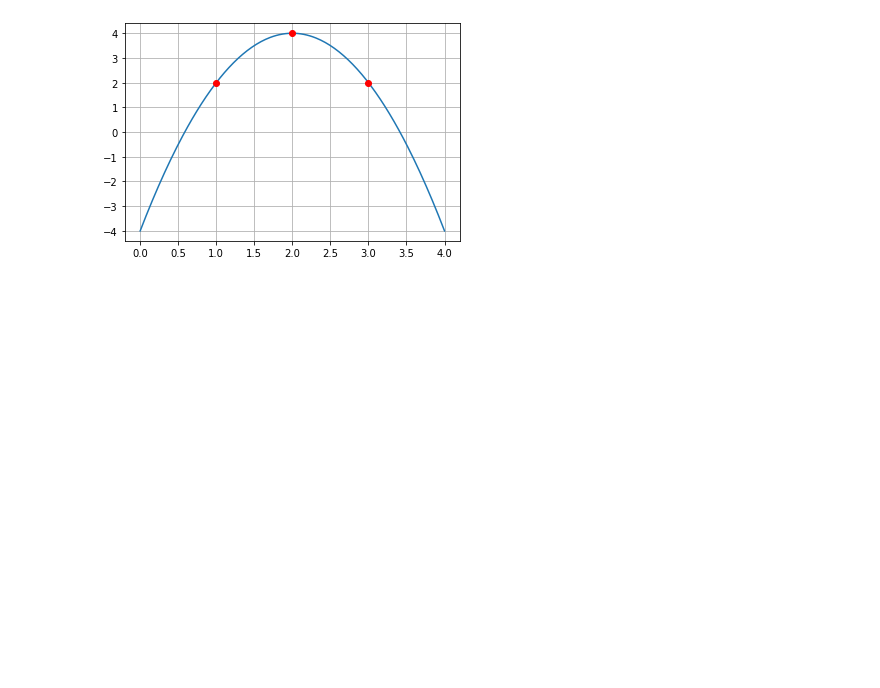
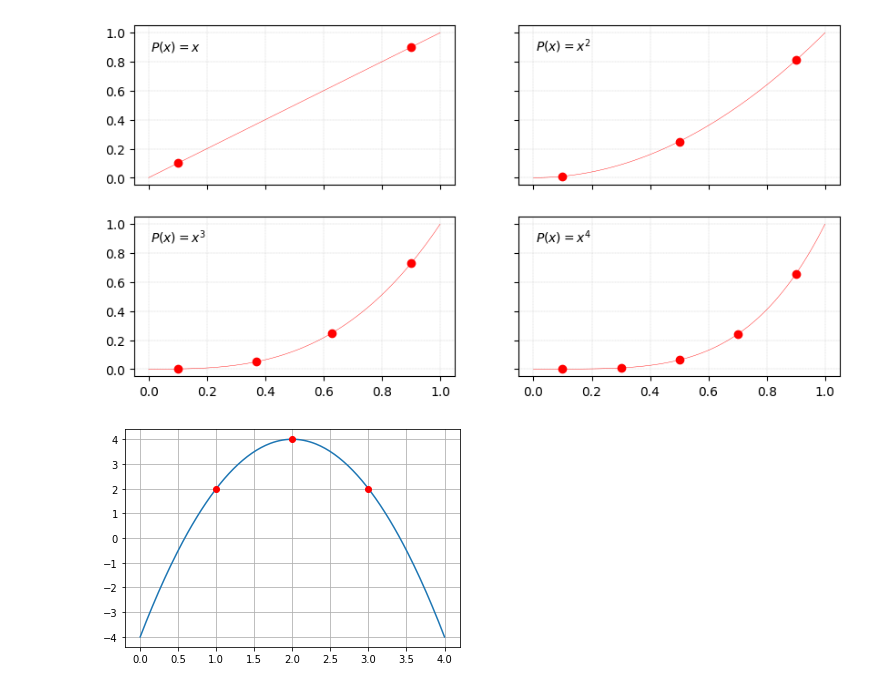
Before and after one commit to julian10m/Numerical-Analysis, a Jupyter notebook: Lagrange_Interpolation.ipynb, the cells around one changed output. Drawn from its saved outputs; the diff is of its cells as text; code cells hidden in the pictures; blank space fills up the shorter version.

```diff
--- a/Lagrange_Interpolation.ipynb
+++ b/Lagrange_Interpolation.ipynb
@@ -3,6 +3,33 @@ import matplotlib.pyplot as plt
 import matplotlib.image as mpimg
 
 import numpy as np
+# %%
+x_max = 1
+x = np.linspace(0, x_max, 101)
+max_n = 4
+
+#assert max_n % 2 == 0 and max_n % 3 == 0
+
+n_cols = 2
+n_rows = max_n // 2
+
+fig, axes = plt.subplots(2, 2, sharex='all', sharey='all', figsize=(10, 5))
+
+
+for i, ax in enumerate(axes.flat):
+    n = i + 1
+    y = x ** n
+    indices = np.linspace(0.1 * len(x), 0.9 * len(x), n + 1, dtype=int)
+    x_samples = x[indices]
+    y_samples = y[indices]
+
+    ax.plot(x, y, 'r', lw=0.3)
+    ax.plot(x_samples, y_samples, 'ro')
+    ax.annotate(f'$P(x) = x^{n}$' if n > 1 else '$P(x) = x$', (0.0085, 0.875))
+    ax.grid(linestyle='--', linewidth=.2)
+plt.savefig('polynomials.png')
+# %% [output]
+[figure, added]
 # %%
 [a, b], resolution = [0, 4], 200
 points = [(1, 2), (2, 4), (3, 2)]
```
Also changed, not shown: 1 other file.
